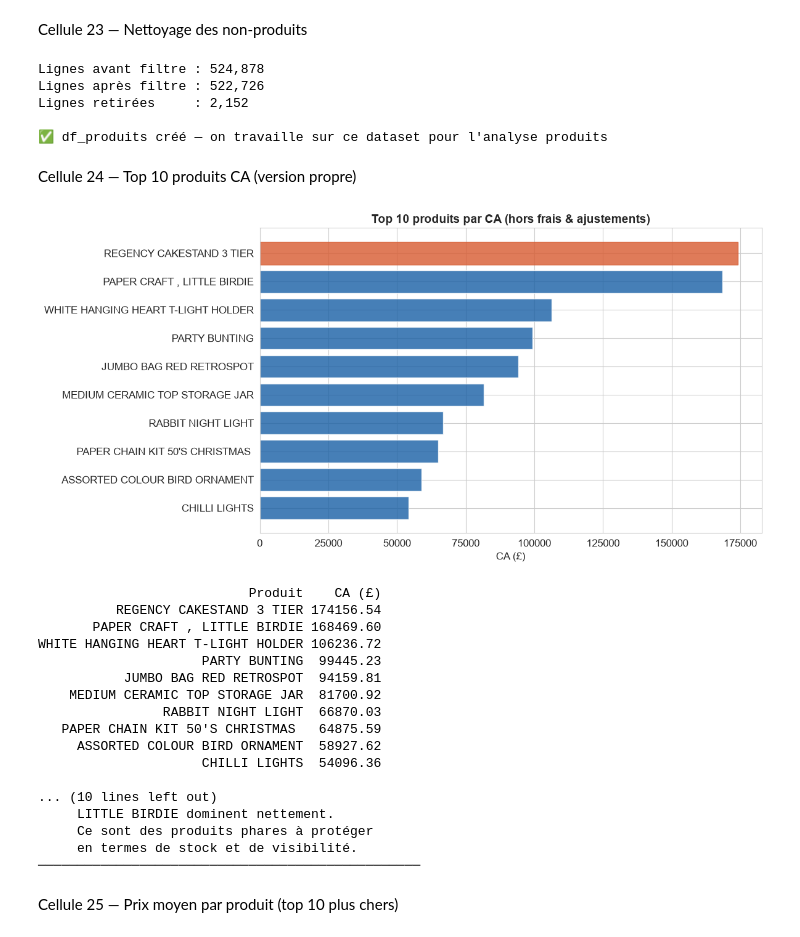
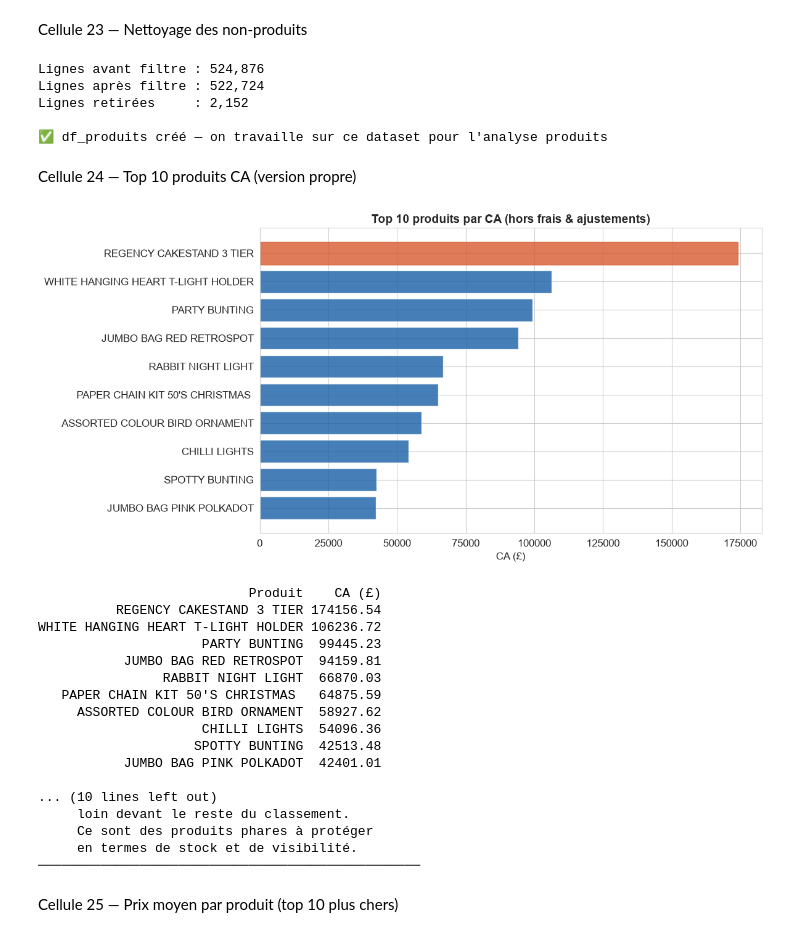
Before and after one commit to Fatima-Zahra37/Projet-vente-en-ligne_kaggle, a Jupyter notebook: notebooks/analyse.ipynb, the cells around one changed output. Saved outputs shown, nothing was run; the diff lists cells and outputs as text; code cells hidden in the pictures.

Commit message:
Correction des dates (format US) et exclusion des commandes annulées + mise à jour README

```diff
--- a/notebooks/analyse.ipynb
+++ b/notebooks/analyse.ipynb
@@ -217,7 +228,12 @@ avant = len(df)
 # Prix aberrants : UnitPrice ≤ 0 = erreur ou article offert
 df = df[df["UnitPrice"] > 0]
 print(f"Lignes avec UnitPrice ≤ 0 supprimées : {avant - len(df):,}")
+avant = len(df)
 
+# Commandes géantes annulées quelques minutes après leur saisie (vérifié dans les données brutes)
+commandes_annulees = ["541431", "581483"]
+df = df[~df["InvoiceNo"].isin(commandes_annulees)]
+print(f"Commandes géantes annulées supprimées : {avant - len(df):,}")
 print(f"\nDataset après nettoyage : {len(df):,} lignes")
 # %% [output]
 Lignes avec Quantity ≤ 0 supprimées : 9,725
@@ -227,8 +244,8 @@ Dataset après nettoyage : 524,878 lignes
 # %% [markdown]
 Cellule 14 — Conversion de la date
 # %%
-# format="mixed" → pandas détecte automatiquement les formats mélangés
-df["InvoiceDate"] = pd.to_datetime(df["InvoiceDate"], format="mixed", dayfirst=True)
+# Format américain (mois/jour/année) avec des écritures mélangées → format="mixed", mois en premier
+df["InvoiceDate"] = pd.to_datetime(df["InvoiceDate"], format="mixed", dayfirst=False)
 
 # On extrait des colonnes utiles pour l'analyse
 df["Année"] = df["InvoiceDate"].dt.year
@@ -684,8 +701,8 @@ print(f"Lignes après filtre : {len(df_produits):,}")
 print(f"Lignes retirées     : {len(df) - len(df_produits):,}")
 print("\n✅ df_produits créé — on travaille sur ce dataset pour l'analyse produits")
 # %% [output]
-Lignes avant filtre : 524,878
-Lignes après filtre : 522,726
+Lignes avant filtre : 524,876
+Lignes après filtre : 522,724
 Lignes retirées     : 2,152
 
 ✅ df_produits créé — on travaille sur ce dataset pour l'analyse produits
@@ -700,50 +717,50 @@ top_produits_clean = (df_produits.groupby("Description")["TotalPrice"]
 
 top_produits_clean.columns = ["Produit", "CA (£)"]
 
 plt.figure(figsize=(12, 6))
 bars = plt.barh(top_produits_clean["Produit"][::-1],
                 top_produits_clean["CA (£)"][::-1],
                 color="#185FA5", alpha=0.8)
 bars[-1].set_color("#D85A30")
 plt.title("Top 10 produits par CA (hors frais & ajustements)", fontsize=14, fontweight="bold")
 plt.xlabel("CA (£)")
 plt.tight_layout()
 plt.show()
 
 print(top_produits_clean.to_string(index=False))
 
 print("""
 ─────────────────────────────────────────────────
 📊 CHOIX DU GRAPHIQUE : Barres horizontales
    → Noms de produits longs = barres horizontales
      pour une lecture claire et propre.
 
 📝 ANALYSE MÉTIER :
    → Après exclusion des frais et ajustements
      comptables, on obtient le vrai top 10
      des produits générateurs de CA.
-     REGENCY CAKESTAND 3 TIER et PAPER CRAFT
-     LITTLE BIRDIE dominent nettement.
+     REGENCY CAKESTAND 3 TIER domine nettement,
+     loin devant le reste du classement.
      Ce sont des produits phares à protéger
      en termes de stock et de visibilité.
 ─────────────────────────────────────────────────
 """)
 # %% [output]
-[figure, old version]
+[figure, new version]
                            Produit    CA (£)
           REGENCY CAKESTAND 3 TIER 174156.54
-       PAPER CRAFT , LITTLE BIRDIE 168469.60
 WHITE HANGING HEART T-LIGHT HOLDER 106236.72
                      PARTY BUNTING  99445.23
            JUMBO BAG RED RETROSPOT  94159.81
-    MEDIUM CERAMIC TOP STORAGE JAR  81700.92
                 RABBIT NIGHT LIGHT  66870.03
    PAPER CHAIN KIT 50'S CHRISTMAS   64875.59
      ASSORTED COLOUR BIRD ORNAMENT  58927.62
                      CHILLI LIGHTS  54096.36
+                    SPOTTY BUNTING  42513.48
+           JUMBO BAG PINK POLKADOT  42401.01
 
 ... (10 lines left out)
-     LITTLE BIRDIE dominent nettement.
+     loin devant le reste du classement.
      Ce sont des produits phares à protéger
      en termes de stock et de visibilité.
 ─────────────────────────────────────────────────
```
Also changed, not shown: parts of 20 cells of this notebook, 1 other file.
